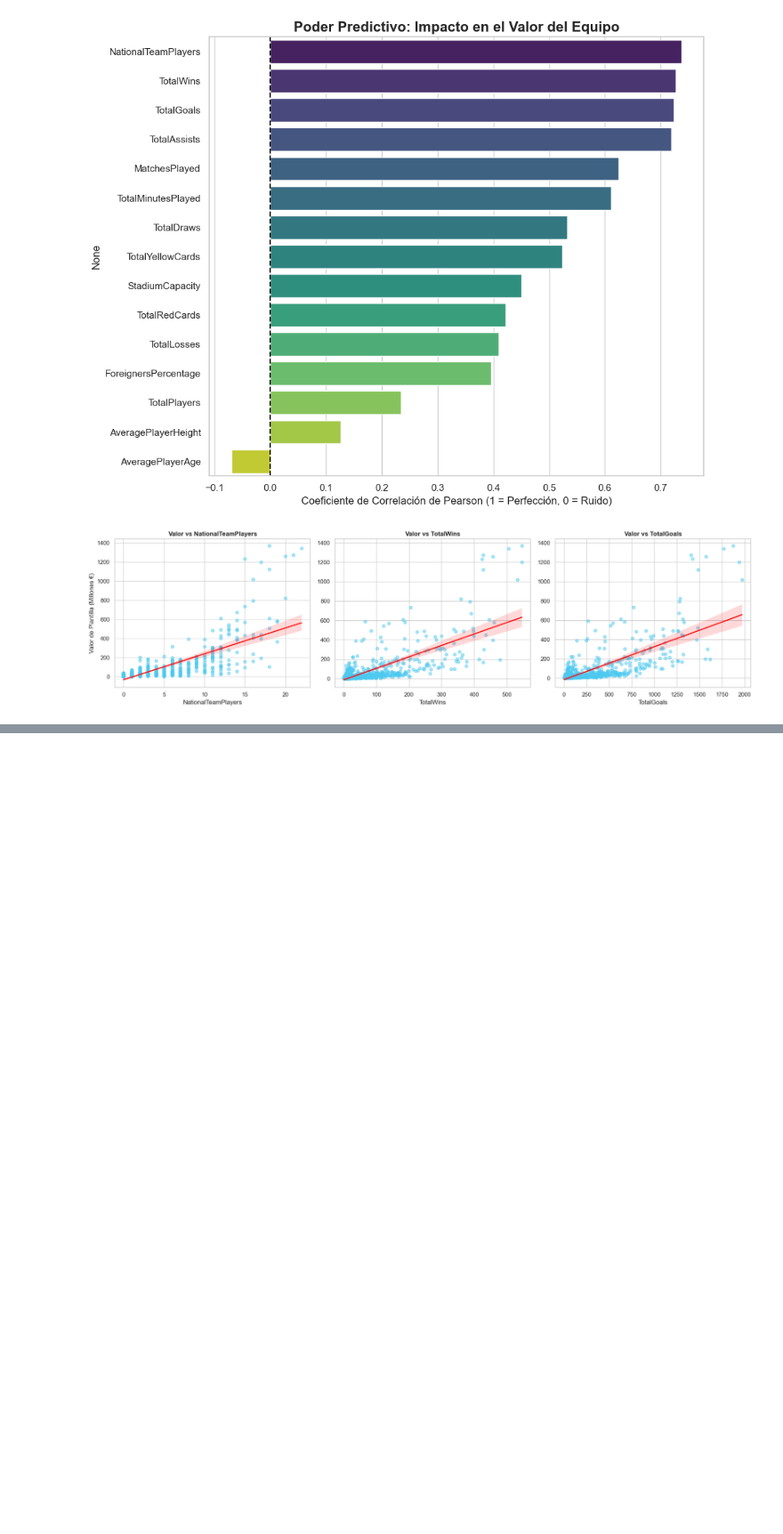
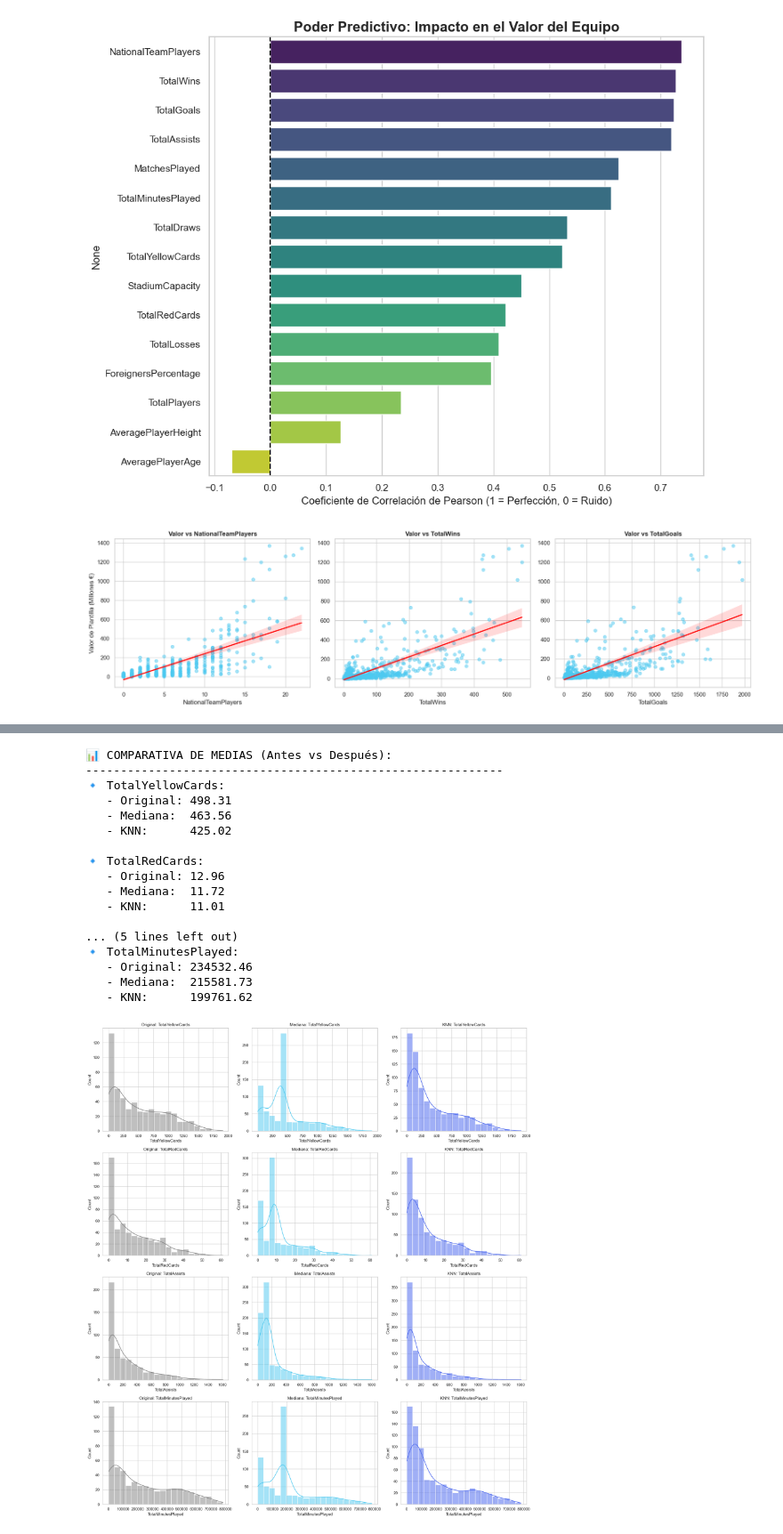
Before and after one commit to juanfruiz1/Analitica-de-datos, a Jupyter notebook: notebooks/eda_regresion.ipynb, the cells around one changed output, grey strips where cells are left out. Shown at 89% size. Saved outputs shown, nothing was run; the diff lists cells and outputs as text; code cells hidden in the pictures; blank space fills up the shorter version.

Commit message:
añadimos la parte de tratamiento de datos faltantes en cada ipynb (solo la de futbol tiene este problema), luego en processed se ponen los csv ya limpios

```diff
--- a/notebooks/eda_regresion.ipynb
+++ b/notebooks/eda_regresion.ipynb
@@ -249,0 +273,74 @@ plt.show()
+# %%
+from sklearn.impute import SimpleImputer, KNNImputer
+
+# Creamos copias para comparar métodos después
+df_median = df.copy()
+df_knn = df.copy()
+
+# Variables numéricas con nulos (basado en el reporte anterior)
+cols_con_nulos = ['TotalYellowCards', 'TotalRedCards', 'TotalAssists', 'TotalMinutesPlayed']
+
+# --- MÉTODO A: Medidas de tendencia central (Mediana) ---
+imputer_median = SimpleImputer(strategy='median')
+df_median[cols_con_nulos] = imputer_median.fit_transform(df_median[cols_con_nulos])
+
+# --- MÉTODO B: KNN Imputer (Basado en similitud entre clubes) ---
+# KNN usa la distancia entre filas para estimar el valor faltante
+imputer_knn = KNNImputer(n_neighbors=5)
+df_knn[num_cols] = imputer_knn.fit_transform(df_knn[num_cols])
+# %%
+# Definimos las 4 columnas que tienen nulos
+cols_faltantes = ['TotalYellowCards', 'TotalRedCards', 'TotalAssists', 'TotalMinutesPlayed']
+
+# --- 1. Generamos las comparaciones estadísticas ---
+print("📊 COMPARATIVA DE MEDIAS (Antes vs Después):")
+print("-" * 60)
+
+for col in cols_faltantes:
+    original_mean = df[col].mean()
+    median_mean = df_median[col].mean()
+    knn_mean = df_knn[col].mean()
+
+    print(f"🔹 {col}:")
+    print(f"   - Original: {original_mean:.2f}")
+    print(f"   - Mediana:  {median_mean:.2f}")
+    print(f"   - KNN:      {knn_mean:.2f}\n")
+
+# --- 2. Visualización Masiva (Histogramas Comparativos) ---
+# Creamos una cuadrícula de 4 filas (una por variable) y 3 columnas (Original, Mediana, KNN)
+fig, axes = plt.subplots(len(cols_faltantes), 3, figsize=(18, 20))
+
+for i, col in enumerate(cols_faltantes):
+    # Columna 1: Original (con nulos)
+    sns.histplot(df[col], kde=True, ax=axes[i, 0], color='gray', bins=20)
+    axes[i, 0].set_title(f'Original: {col}')
+
+    # Columna 2: Imputación por Mediana
+    sns.histplot(df_median[col], kde=True, ax=axes[i, 1], color='#4cc9f0', bins=20)
+    axes[i, 1].set_title(f'Mediana: {col}')
+
+    # Columna 3: Imputación por KNN
+    sns.histplot(df_knn[col], kde=True, ax=axes[i, 2], color='#4361ee', bins=20)
+    axes[i, 2].set_title(f'KNN: {col}')
+
+plt.tight_layout()
+plt.show()
+# %% [output]
+📊 COMPARATIVA DE MEDIAS (Antes vs Después):
+------------------------------------------------------------
+🔹 TotalYellowCards:
+   - Original: 498.31
+   - Mediana:  463.56
+   - KNN:      425.02
+
+🔹 TotalRedCards:
+   - Original: 12.96
+   - Mediana:  11.72
+   - KNN:      11.01
+
+... (5 lines left out)
+🔹 TotalMinutesPlayed:
+   - Original: 234532.46
+   - Mediana:  215581.73
+   - KNN:      199761.62
+[figure, added]
```
Also changed, not shown: parts of 3 cells of this notebook, 3 other files.
